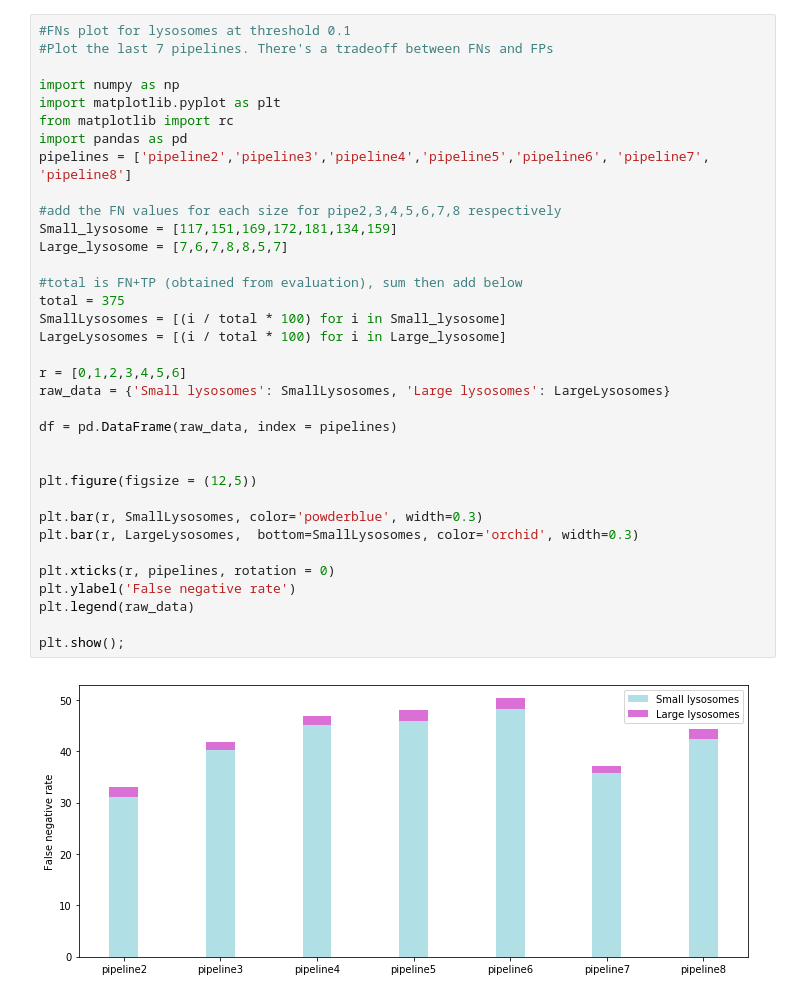
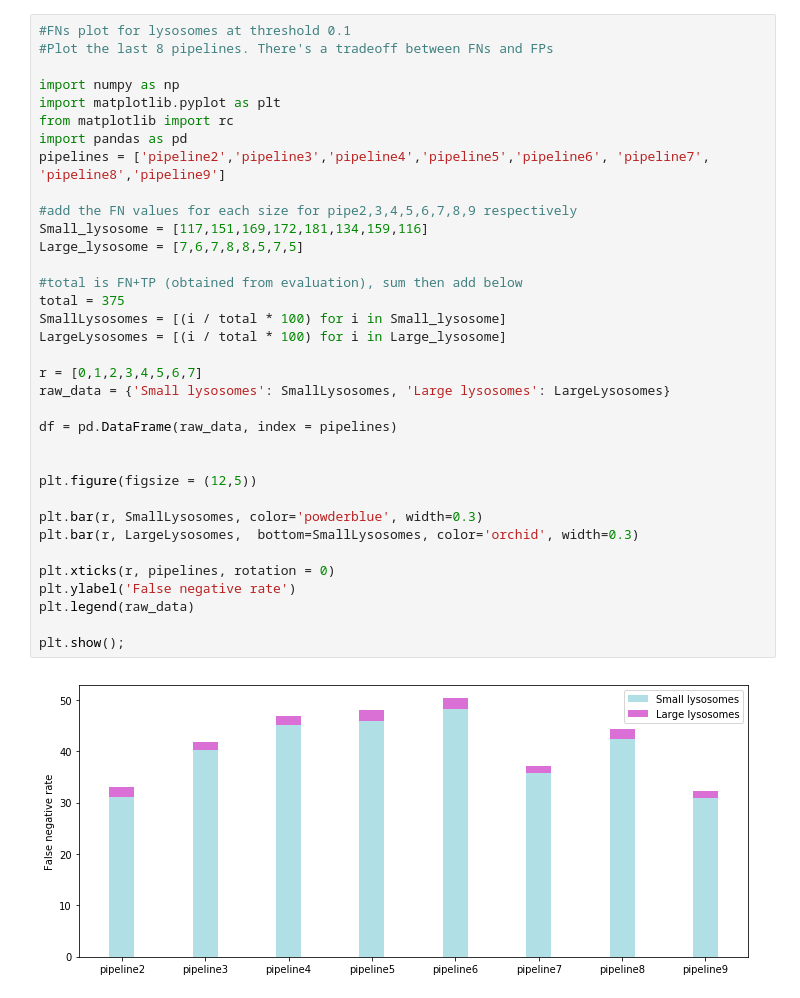
Before and after one commit to mariamsm1/Master_Thesis2020, a Jupyter notebook: Results/Evaluation/Evaluation_plotting_scripts/FalseNegative_FalsePositive_Lysosomes_Plot_10AND50.ipynb, the cells around one changed output. Saved outputs shown, nothing was run; the diff lists cells and outputs as text.

```diff
--- a/Results/Evaluation/Evaluation_plotting_scripts/FalseNegative_FalsePositive_Lysosomes_Plot_10AND50.ipynb
+++ b/Results/Evaluation/Evaluation_plotting_scripts/FalseNegative_FalsePositive_Lysosomes_Plot_10AND50.ipynb
@@ -1,40 +1,40 @@
 # %%
 #FNs plot for lysosomes at threshold 0.1
-#Plot the last 7 pipelines. There's a tradeoff between FNs and FPs
+#Plot the last 8 pipelines. There's a tradeoff between FNs and FPs
 
 import numpy as np
 import matplotlib.pyplot as plt
 from matplotlib import rc
 import pandas as pd
-pipelines = ['pipeline2','pipeline3','pipeline4','pipeline5','pipeline6', 'pipeline7', 'pipeline8']
+pipelines = ['pipeline2','pipeline3','pipeline4','pipeline5','pipeline6', 'pipeline7', 'pipeline8','pipeline9']
 
-#add the FN values for each size for pipe2,3,4,5,6,7,8 respectively
-Small_lysosome = [117,151,169,172,181,134,159]
-Large_lysosome = [7,6,7,8,8,5,7]
+#add the FN values for each size for pipe2,3,4,5,6,7,8,9 respectively
+Small_lysosome = [117,151,169,172,181,134,159,116]
+Large_lysosome = [7,6,7,8,8,5,7,5]
 
 #total is FN+TP (obtained from evaluation), sum then add below
 total = 375
 SmallLysosomes = [(i / total * 100) for i in Small_lysosome]
 LargeLysosomes = [(i / total * 100) for i in Large_lysosome]
 
-r = [0,1,2,3,4,5,6]
+r = [0,1,2,3,4,5,6,7]
 raw_data = {'Small lysosomes': SmallLysosomes, 'Large lysosomes': LargeLysosomes}
 
 df = pd.DataFrame(raw_data, index = pipelines)
 
 
 plt.figure(figsize = (12,5))
 
 plt.bar(r, SmallLysosomes, color='powderblue', width=0.3)
 plt.bar(r, LargeLysosomes,  bottom=SmallLysosomes, color='orchid', width=0.3)
 
 plt.xticks(r, pipelines, rotation = 0)
 plt.ylabel('False negative rate')
 plt.legend(raw_data)
 
 plt.show();
 # %% [output]
-[figure, old version]
+[figure, new version]
 # %%
 raw_data2 = {'Small lysosomes':[str("%.3f" % i)+'%' for i in SmallLysosomes],'Large Lysosomes': [str("%.3f" % i)+'%' for i in LargeLysosomes]}
 df = pd.DataFrame(raw_data2, index = pipelines)
```
Also changed, not shown: parts of 5 cells of this notebook.
